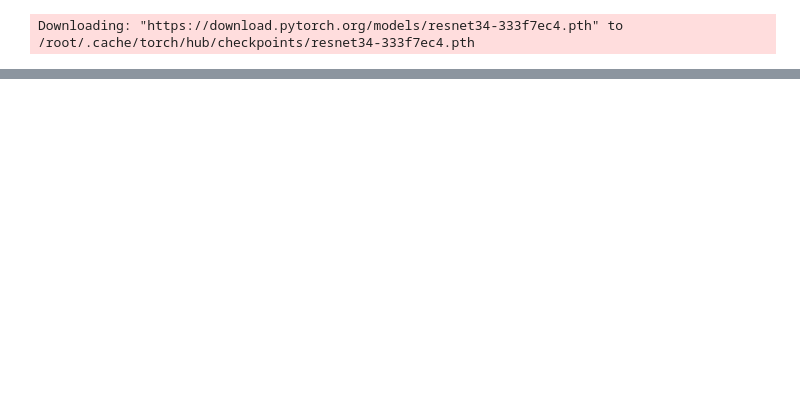
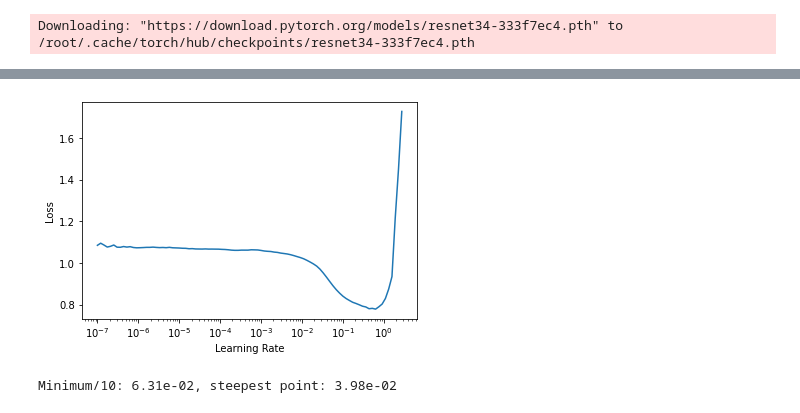
Before and after one commit to Aravinda89/multi_label_classification, a Jupyter notebook: Pets.ipynb, the cells around one changed output, grey strips where cells are left out. Cells and saved outputs as stored; diff of their text form; code cells hidden in the pictures; blank space fills up the shorter version.

```diff
--- a/Pets.ipynb
+++ b/Pets.ipynb
@@ -81,0 +112,3 @@ Downloading: "https://download.pytorch.org/models/resnet34-333f7ec4.pth" to /roo
+# %%
+lr_min,lr_steep = learn.lr_find()
+# %% [output]
@@ -81,0 +116,5 @@ Downloading: "https://download.pytorch.org/models/resnet34-333f7ec4.pth" to /roo
+[figure, added]
+# %%
+print(f"Minimum/10: {lr_min:.2e}, steepest point: {lr_steep:.2e}")
+# %% [output]
+Minimum/10: 6.31e-02, steepest point: 3.98e-02
```
Also changed, not shown: parts of 22 cells of this notebook.
